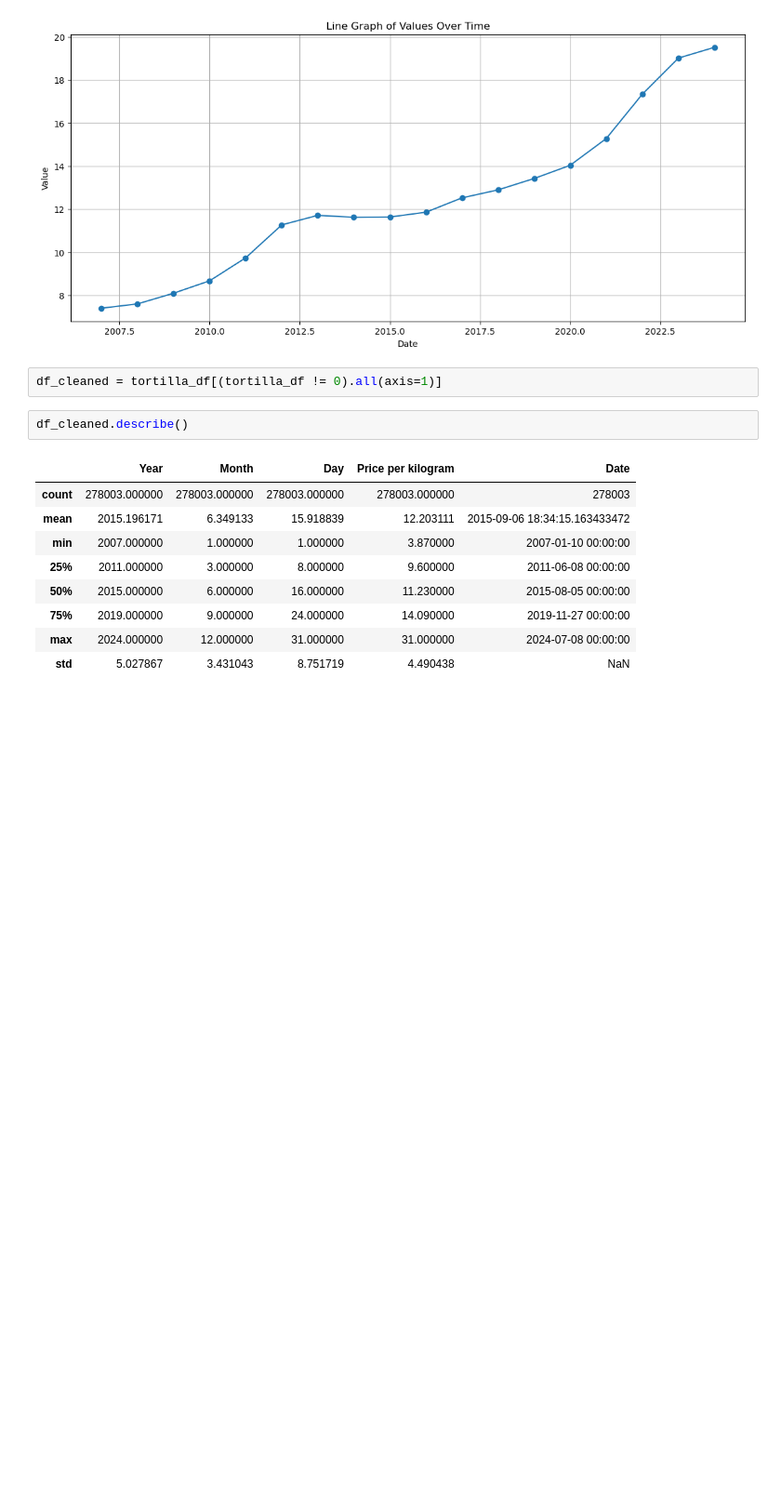
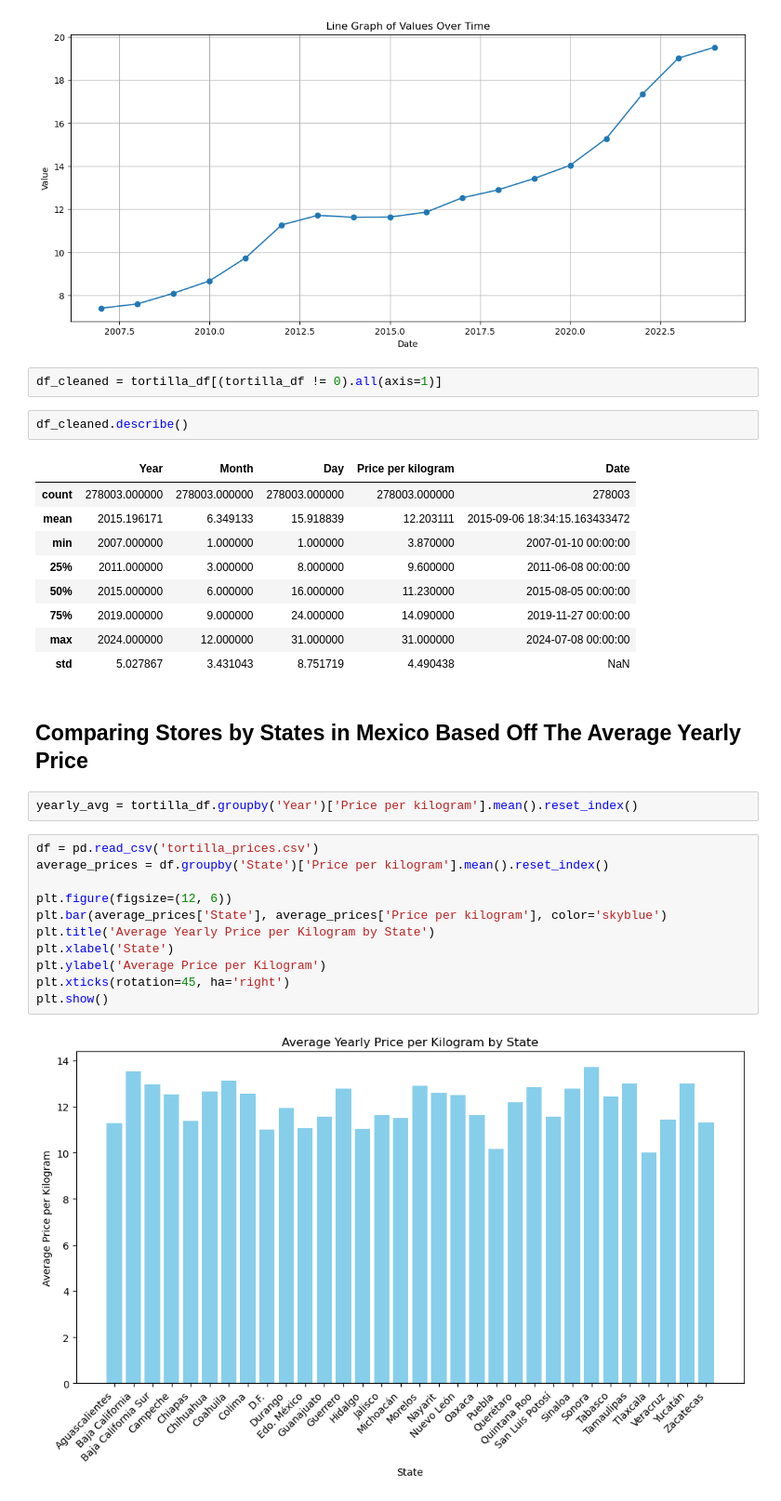
Before and after one commit to AzaniaHH/Tortillas-Project, a Jupyter notebook: tortilla_prices.ipynb, the cells around one changed output. Shown at 93% size. Saved outputs shown, nothing was run; the diff lists cells and outputs as text; blank space fills up the shorter version.

```diff
--- a/tortilla_prices.ipynb
+++ b/tortilla_prices.ipynb
@@ -136,3 +136,20 @@ df_cleaned.describe()
 | 75% | 2019.000000 | 9.000000 | 24.000000 | 14.090000 | 2019-11-27 00:00:00 |
 | max | 2024.000000 | 12.000000 | 31.000000 | 31.000000 | 2024-07-08 00:00:00 |
 | std | 5.027867 | 3.431043 | 8.751719 | 4.490438 | NaN |
+# %% [markdown]
+## Comparing Stores by States in Mexico Based Off The Average Yearly Price
+# %%
+yearly_avg = tortilla_df.groupby('Year')['Price per kilogram'].mean().reset_index()
+# %%
+df = pd.read_csv('tortilla_prices.csv')
+average_prices = df.groupby('State')['Price per kilogram'].mean().reset_index()
+
+plt.figure(figsize=(12, 6))
+plt.bar(average_prices['State'], average_prices['Price per kilogram'], color='skyblue')
+plt.title('Average Yearly Price per Kilogram by State')
+plt.xlabel('State')
+plt.ylabel('Average Price per Kilogram')
+plt.xticks(rotation=45, ha='right')
+plt.show()
+# %% [output]
+[figure, added]
```
Also changed, not shown: parts of 2 cells of this notebook.
